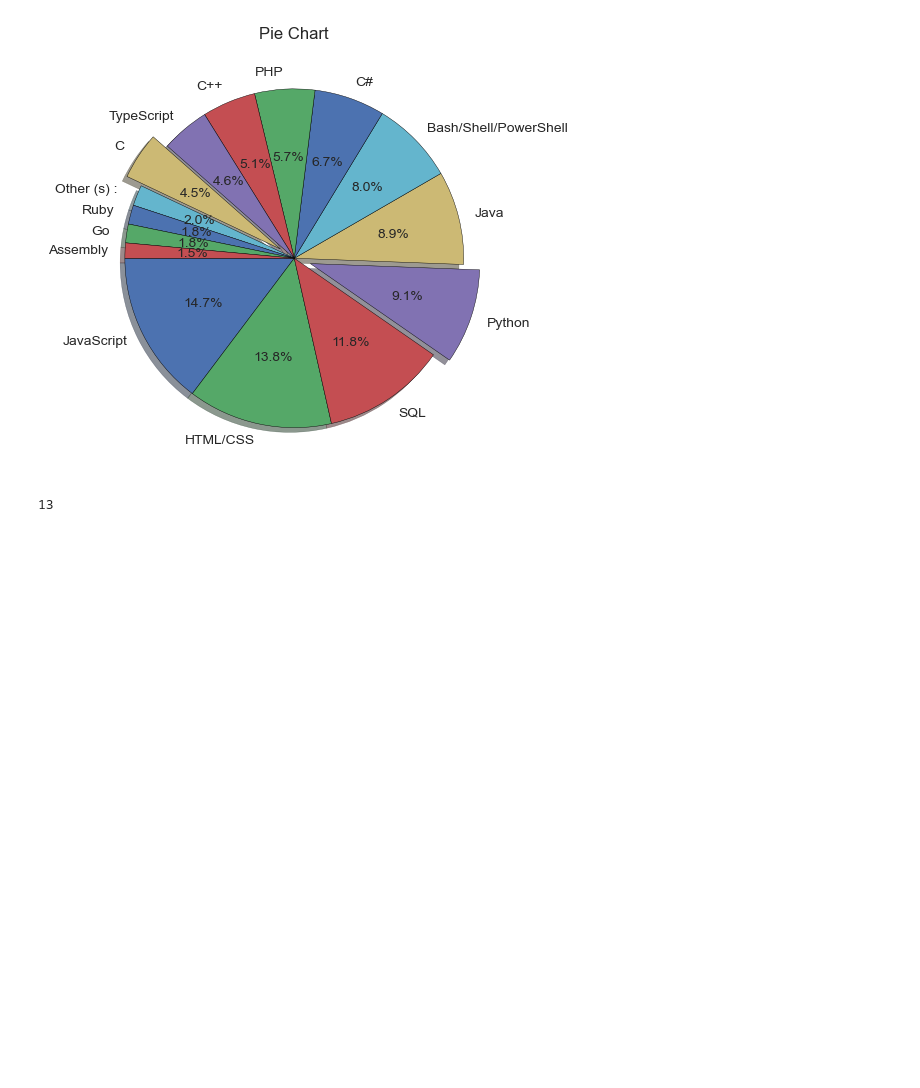
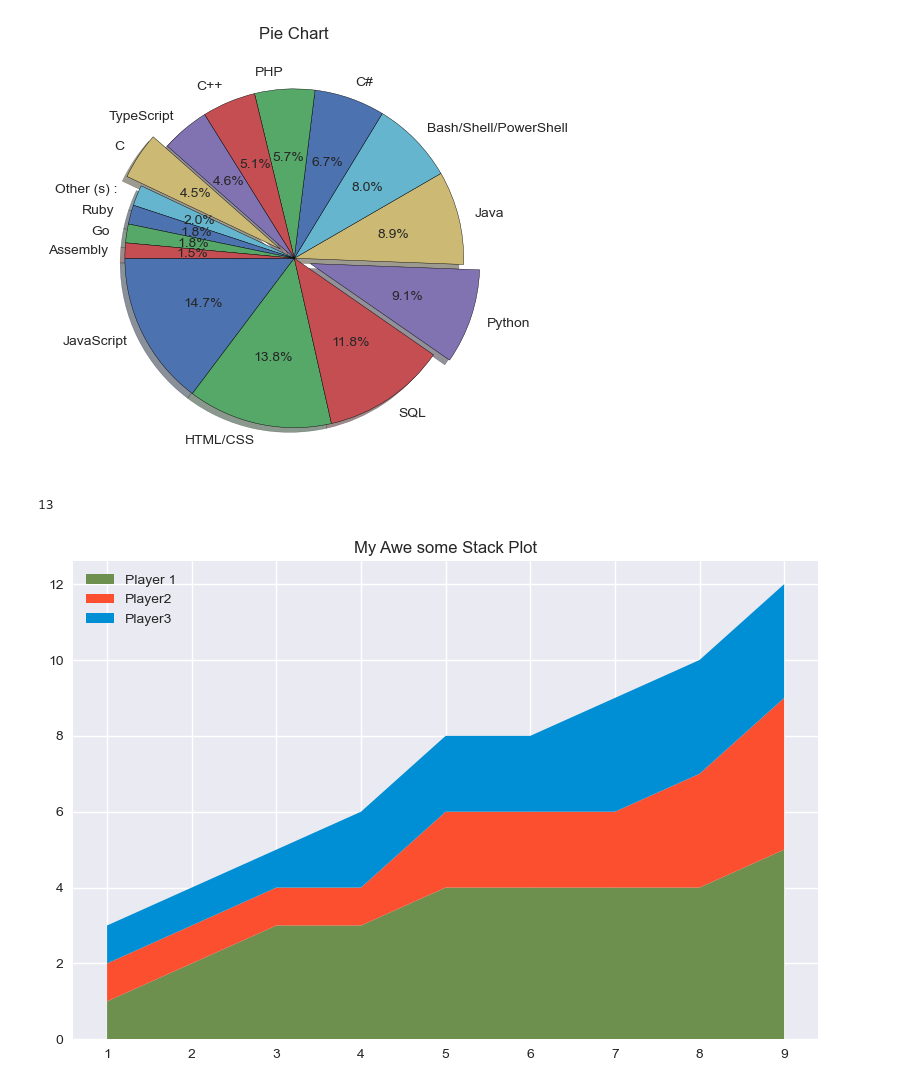
Before and after one commit to raovarun91/visualisations, a Jupyter notebook: Samples-Matplotlib.ipynb, the cells around one changed output. Cells and saved outputs as stored; diff of their text form; code cells hidden in the pictures; blank space fills up the shorter version.

```diff
--- a/Samples-Matplotlib.ipynb
+++ b/Samples-Matplotlib.ipynb
@@ -300,3 +300,18 @@ plt.show()
 len(explode)
 # %% [output]
 13
+# %%
+minutes = [1, 2, 3, 4, 5, 6, 7, 8, 9]
+player1 = [1, 2, 3, 3, 4, 4, 4, 4, 5]
+player2 = [1, 1, 1, 1, 2, 2, 2, 3, 4]
+player3 = [1, 1, 1, 2, 2, 2, 3, 3, 3]
+labels = ["Player 1", "Player2", "Player3"]
+colors = ['#6d904f', '#fc4f30', '#008fd5']
+
+plt.stackplot(minutes, playerl, player2, player3, colors=colors, labels= labels)
+plt.legend(loc = 'upper left')
+plt.title("My Awe some Stack Plot")
+plt.tight_layout()
+plt.show()
+# %% [output]
+[figure, added]
```
Also changed, not shown: parts of 4 cells of this notebook, 2 other files.
